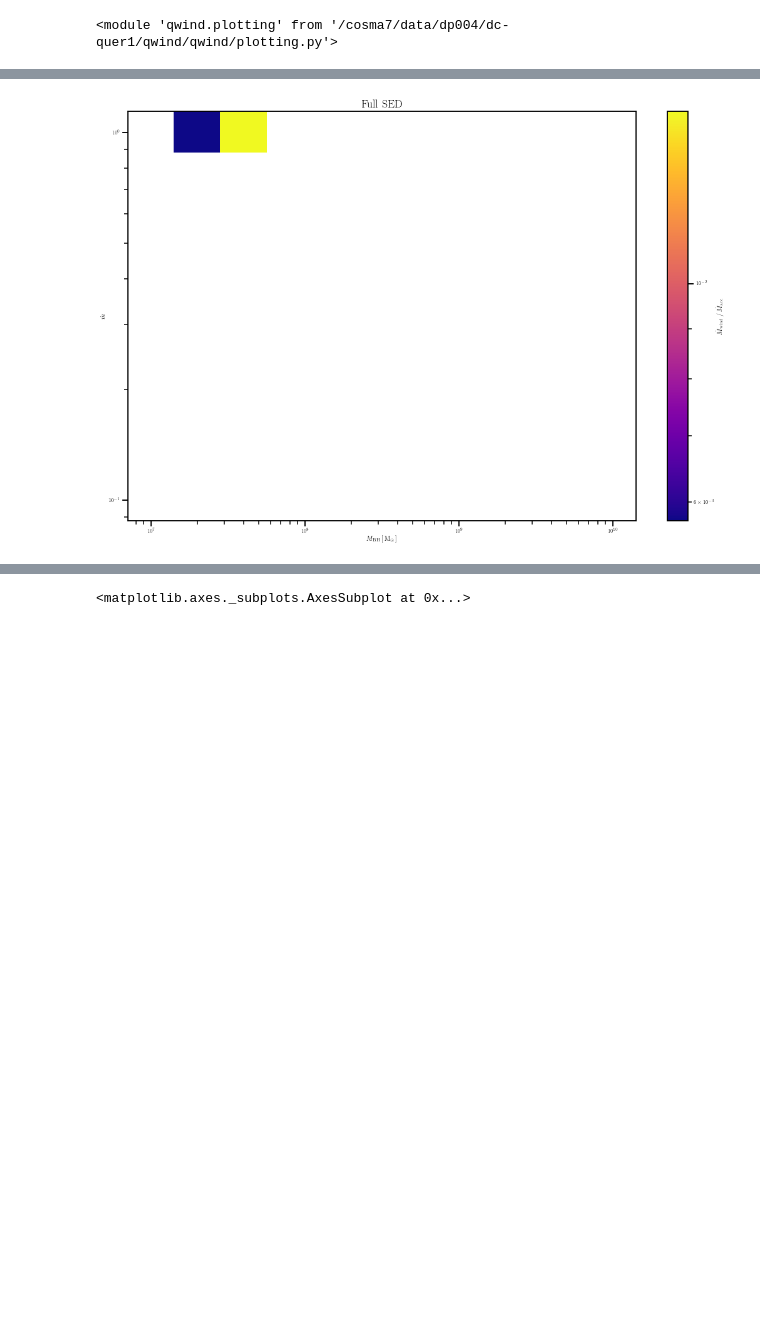
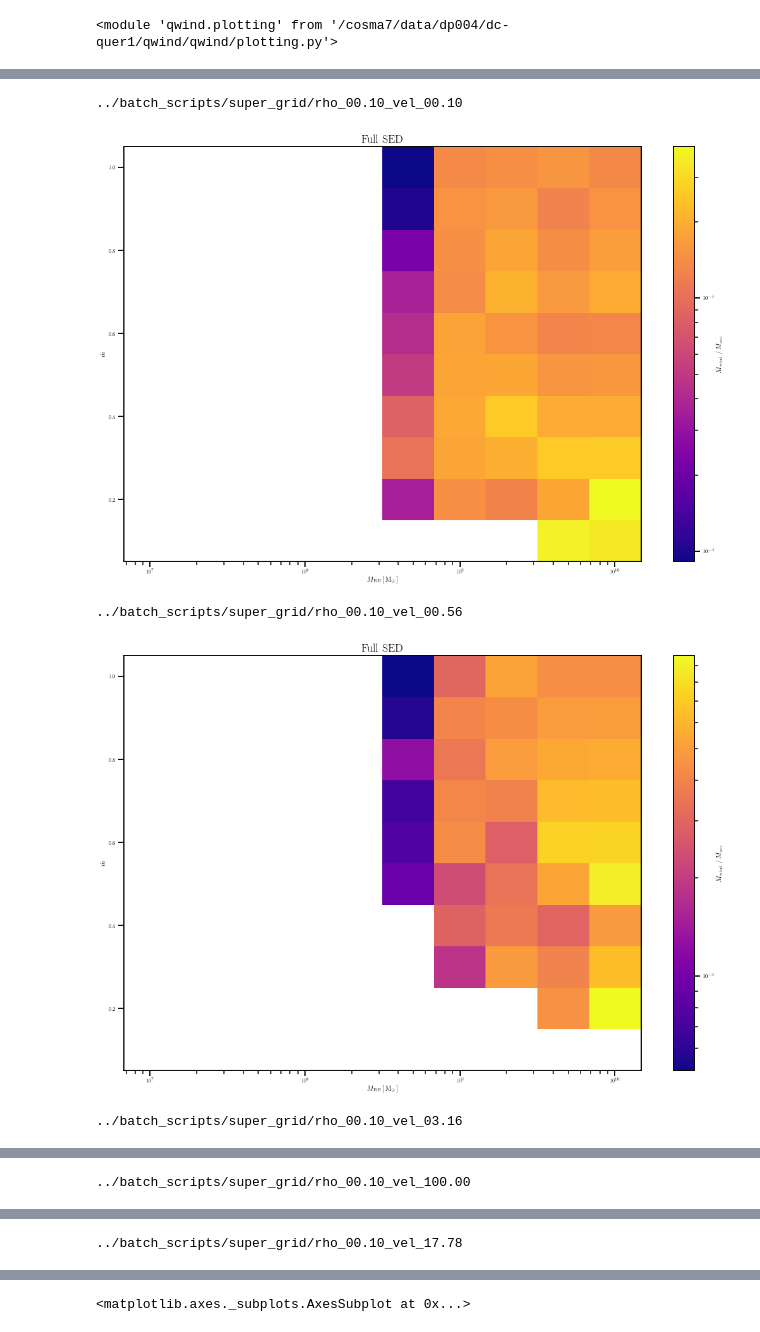
Before and after one commit to arnauqb/qwind, a Jupyter notebook: Notebooks/0_read_grid_data.ipynb, the cells around one changed output, grey strips where cells are left out. Cells and saved outputs as stored; diff of their text form; code cells hidden in the pictures; blank space fills up the shorter version.

```diff
--- a/Notebooks/0_read_grid_data.ipynb
+++ b/Notebooks/0_read_grid_data.ipynb
@@ -19,8 +23,16 @@ importlib.reload(plotting)
 # %%
-GRID_FOLDER = "../simple_sed_results/vel_1e08/"
-ax = plotting.plot_mloss_grid(GRID_FOLDER, title = "Full SED")
+for GRID_FOLDER in np.sort(glob("../batch_scripts/super_grid/*")):
+#GRID_FOLDER = "../simple_sed/streamline_linear"
+    print(GRID_FOLDER)
+    ax = plotting.plot_mloss_grid(GRID_FOLDER, title = "Full SED", logy=False)
+    #break
+    plt.show()
 #fig.savefig("full_sed.png", dpi = 200, bbox_to_inches = "tight")
 #fig, ax = plotting.plot_cross_grid(GRID_FOLDER, title = "Full SED")
 #fig.savefig("full_sed_grid.png", dpi = 200, bbox_to_inches = "tight")
 # %% [output]
+../batch_scripts/super_grid/rho_00.10_vel_00.10
-[figure, old version]
+[figure, new version]
+../batch_scripts/super_grid/rho_00.10_vel_00.56
+[figure, added]
+../batch_scripts/super_grid/rho_00.10_vel_03.16
@@ -26,0 +40 @@ ax = plotting.plot_mloss_grid(GRID_FOLDER, title = "Full SED")
+../batch_scripts/super_grid/rho_00.10_vel_100.00
@@ -26,0 +42 @@ ax = plotting.plot_mloss_grid(GRID_FOLDER, title = "Full SED")
+../batch_scripts/super_grid/rho_00.10_vel_17.78
```
Also changed, not shown: parts of 3 cells of this notebook, 9 other files.
